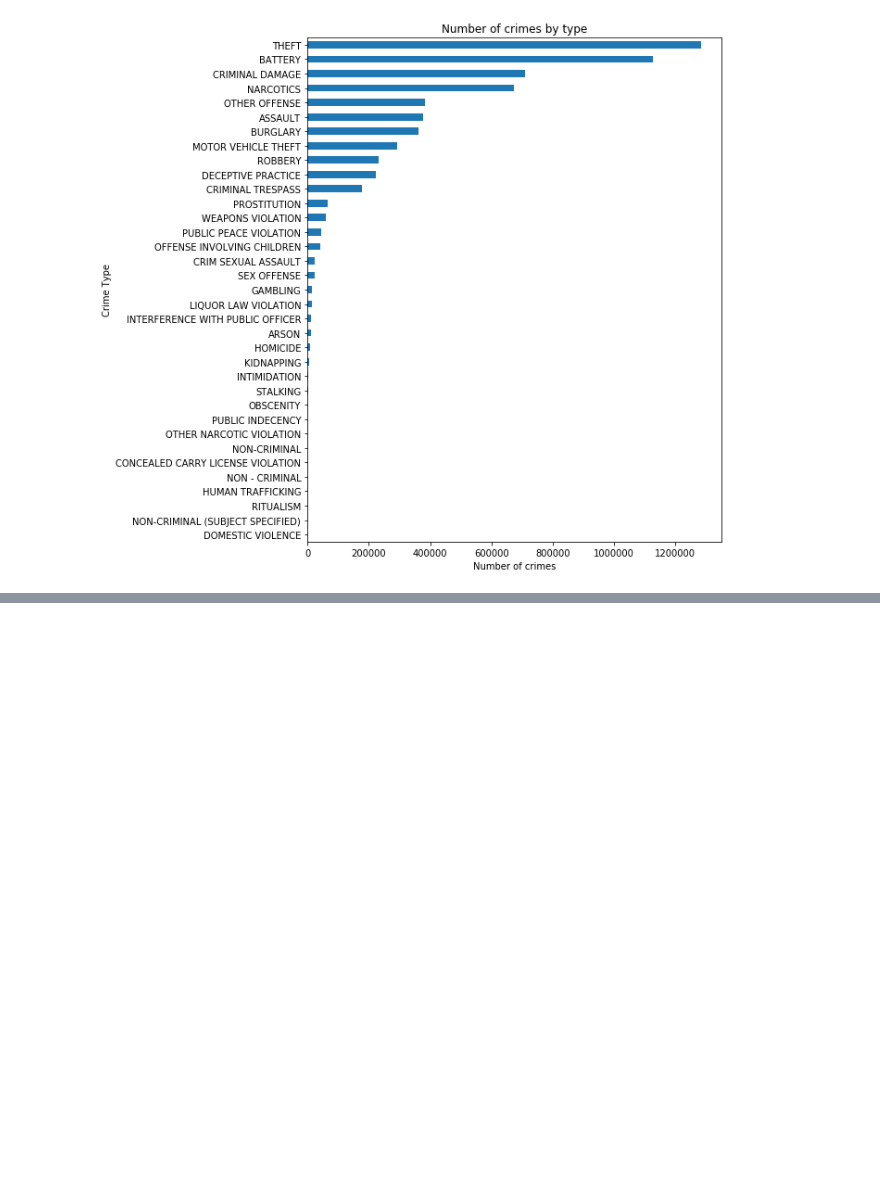
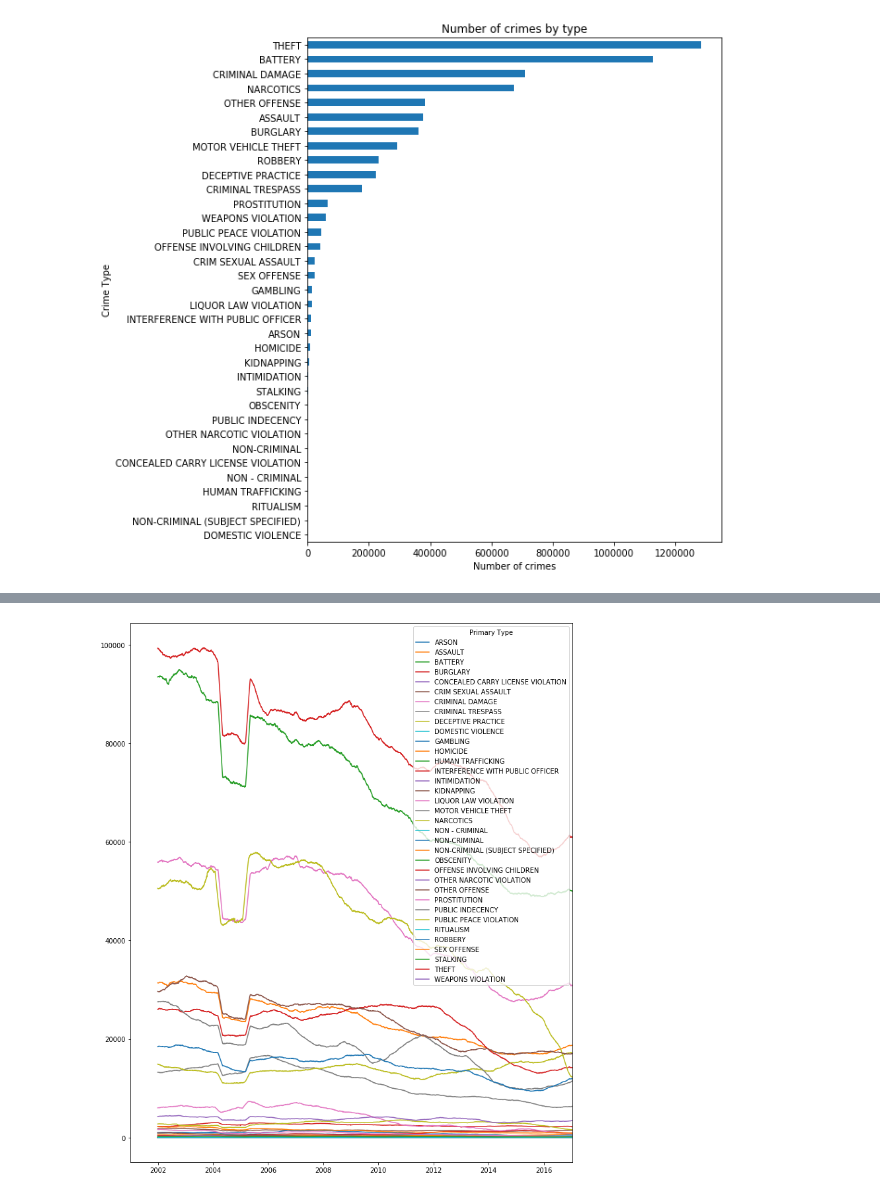
Before and after one commit to cookiebaker444/cmpe266, a Jupyter notebook: crime in chicago 2001 to 2016 analysis.ipynb, the cells around one changed output, grey strips where cells are left out. Saved outputs shown, nothing was run; the diff lists cells and outputs as text; code cells hidden in the pictures; blank space fills up the shorter version.

```diff
--- a/crime in chicago 2001 to 2016 analysis.ipynb
+++ b/crime in chicago 2001 to 2016 analysis.ipynb
@@ -196,0 +189,4 @@ plt.show()
+# %%
+plo = crimes_count_date.rolling(365).sum().plot(figsize=(12, 15), subplots=False, layout=(-1, 3))
+# %% [output]
+[figure, added]
```
Also changed, not shown: parts of 13 cells of this notebook.
